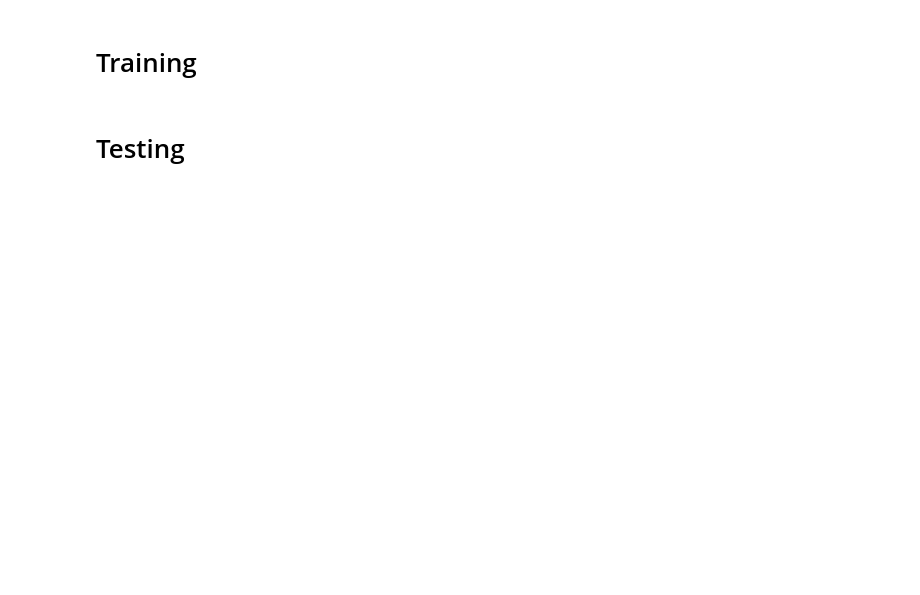
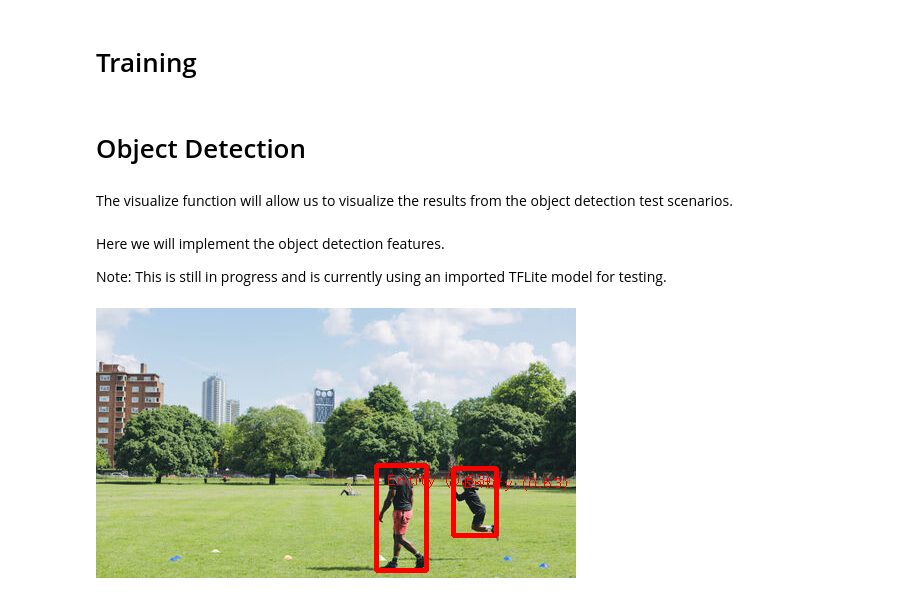
Before and after one commit to Kat3473/star-tracker, a Jupyter notebook: Polaris.ipynb, the cells around one changed output. Saved outputs shown, nothing was run; the diff lists cells and outputs as text; code cells hidden in the pictures; blank space fills up the shorter version.

```diff
--- a/Polaris.ipynb
+++ b/Polaris.ipynb
@@ -152,5 +164,7 @@ plt.plot(score["val_sparse_categorical_accuracy"], label='Validation')
 plt.legend()
 
 print(score)
-# %% [markdown]
-# Testing
+# %% [markdown]
+# Object Detection
+# %% [markdown]
+The visualize function will allow us to visualize the results from the object detection test scenarios.
@@ -156,0 +208,20 @@ print(score)
+# %% [markdown]
+Here we will implement the object detection features.
+
+Note: This is still in progress and is currently using an imported TFLite model for testing.
+# %%
+base_options = python.BaseOptions(model_asset_path='/content/drive/MyDrive/Star Tracker/Model/mobile_object_localizer_v1.tflite')
+options = vision.ObjectDetectorOptions(base_options=base_options,
+                                       score_threshold=0.5)
+detector = vision.ObjectDetector.create_from_options(options)
+
+image = mp.Image.create_from_file('/content/drive/MyDrive/Star Tracker/RS1695_AL4I4805_ad78662bc5c0b4a1f0fa41c3e05dc51c.jpg')
+
+detection_result = detector.detect(image)
+
+image_copy = np.copy(image.numpy_view())
+annotated_image = visualize(image_copy, detection_result)
+rgb_annotated_image = cv2.cvtColor(annotated_image, cv2.COLOR_BGR2RGB)
+cv2_imshow(rgb_annotated_image)
+# %% [output]
+[figure, added]
```
Also changed, not shown: parts of 6 cells of this notebook.
